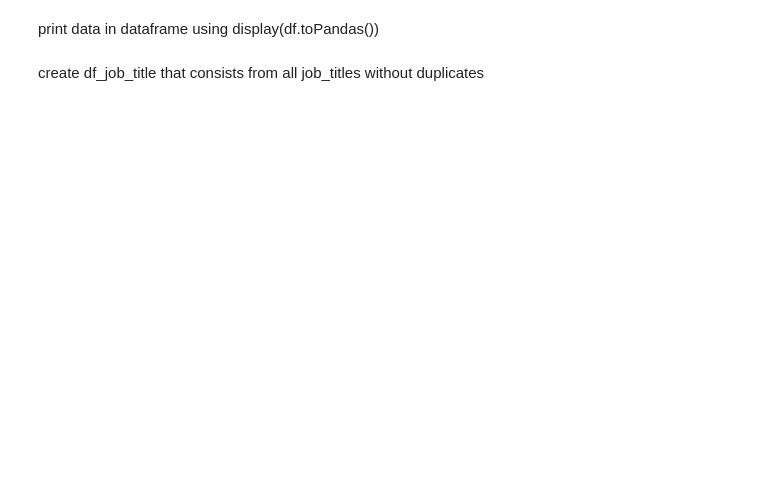
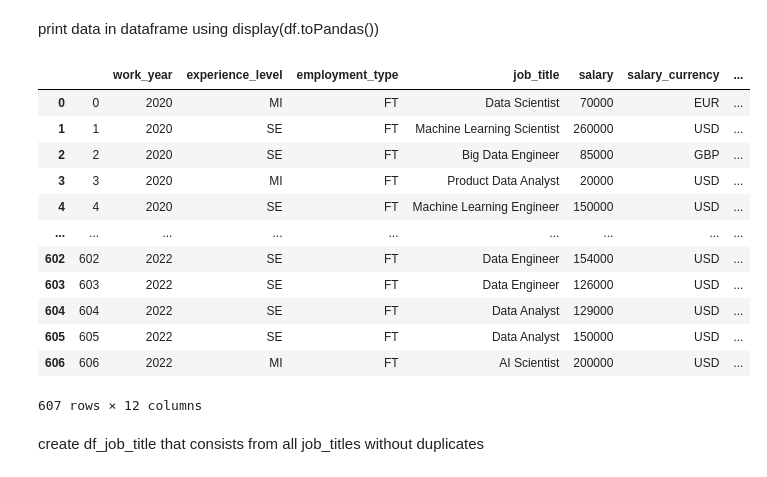
Before and after one commit to lifeavg/de, a Jupyter notebook: Task_4_Spark_Demo_Course/1_PySpark_Basics/PySpark_Basics.ipynb, the cells around one changed output. Saved outputs shown, nothing was run; the diff lists cells and outputs as text; code cells hidden in the pictures; blank space fills up the shorter version.

```diff
--- a/Task_4_Spark_Demo_Course/1_PySpark_Basics/PySpark_Basics.ipynb
+++ b/Task_4_Spark_Demo_Course/1_PySpark_Basics/PySpark_Basics.ipynb
@@ -11,3 +11,5 @@ from pyspark.sql.functions import row_number
 from pyspark.sql.functions import when
 # %% [markdown]
 create local SparkSession
+# %%
+spark = SparkSession.builder.getOrCreate()
@@ -21,11 +48,27 @@ write schema of scv on screen
 # %% [markdown]
 create schema of this scv
+# %%
+schema = StructType() \
+      .add("", IntegerType(), False) \
+      .add("work_year", IntegerType(), False) \
+      .add("experience_level", StringType(), False) \
+      .add("employment_type", StringType(), False) \
+      .add("job_title", StringType(), False) \
+      .add("salary", IntegerType(), False) \
+      .add("salary_currency", StringType(), False) \
+      .add("salary_in_usd", IntegerType(), False) \
+      .add("employee_residence", StringType(), False) \
+      .add("remote_ratio", IntegerType(), False) \
+      .add("company_location", StringType(), False) \
+      .add("company_size", StringType(), False)
 # %% [markdown]
 restart kernel without cleaning output and after restarting you need to initialize SparkSession, after initialize start execute only cells from cell with schema=
 =StructType....
 To restart kernel click Kernel, Restart.
 # %% [markdown]
 read ds_salaries with predefined schema and compare results from this cell and cell with inferSchema
+# %%
+data = spark.read.csv('ds_salaries.csv', header=True, schema=schema)
 # %% [markdown]
 this happens because read operation is lazy(transformation), but if you use inferschema it start to be action that will create Spark Job, because Spark need to loop throw all file to check datatypes for all columns and this can harm to your code(if we compare to parquet, it will also go to check data types, but parquet provide meta information, so Spark will not go throw all file, he will just read meta information, but csv don't provide such meta information). Also header make Spark to create one more Spark Job to check first line
 to define name of columns and remember to skeep it when reading. Actual reading start when you will use first action. More about Spark Jobs you will see in next topic
@@ -38,4 +110,20 @@ print data in dataframe using df.show
 # %% [markdown]
 print data in dataframe using display(df.toPandas())
+# %%
+display(data.toPandas())
+# %% [output]
+|  |  | work_year | experience_level | employment_type | job_title | salary | salary_currency | ... |
+| 0 | 0 | 2020 | MI | FT | Data Scientist | 70000 | EUR | ... |
+| 1 | 1 | 2020 | SE | FT | Machine Learning Scientist | 260000 | USD | ... |
+| 2 | 2 | 2020 | SE | FT | Big Data Engineer | 85000 | GBP | ... |
+| 3 | 3 | 2020 | MI | FT | Product Data Analyst | 20000 | USD | ... |
+| 4 | 4 | 2020 | SE | FT | Machine Learning Engineer | 150000 | USD | ... |
+| ... | ... | ... | ... | ... | ... | ... | ... | ... |
+| 602 | 602 | 2022 | SE | FT | Data Engineer | 154000 | USD | ... |
+| 603 | 603 | 2022 | SE | FT | Data Engineer | 126000 | USD | ... |
+| 604 | 604 | 2022 | SE | FT | Data Analyst | 129000 | USD | ... |
+| 605 | 605 | 2022 | SE | FT | Data Analyst | 150000 | USD | ... |
+| 606 | 606 | 2022 | MI | FT | AI Scientist | 200000 | USD | ... |
+607 rows × 12 columns
 # %% [markdown]
 create df_job_title that consists from all job_titles without duplicates
```
Also changed, not shown: parts of 27 cells of this notebook, 4 other files.
